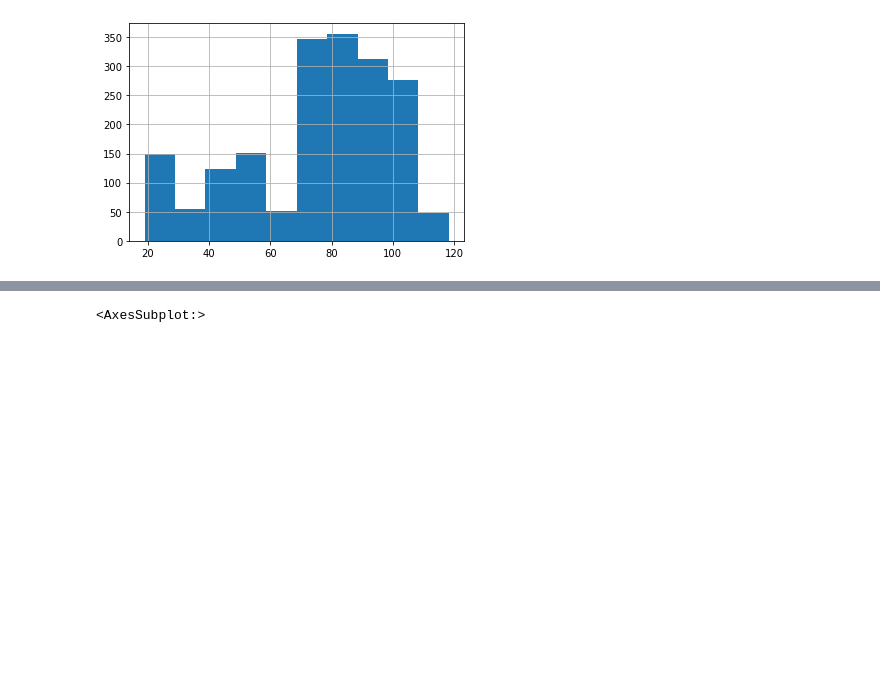
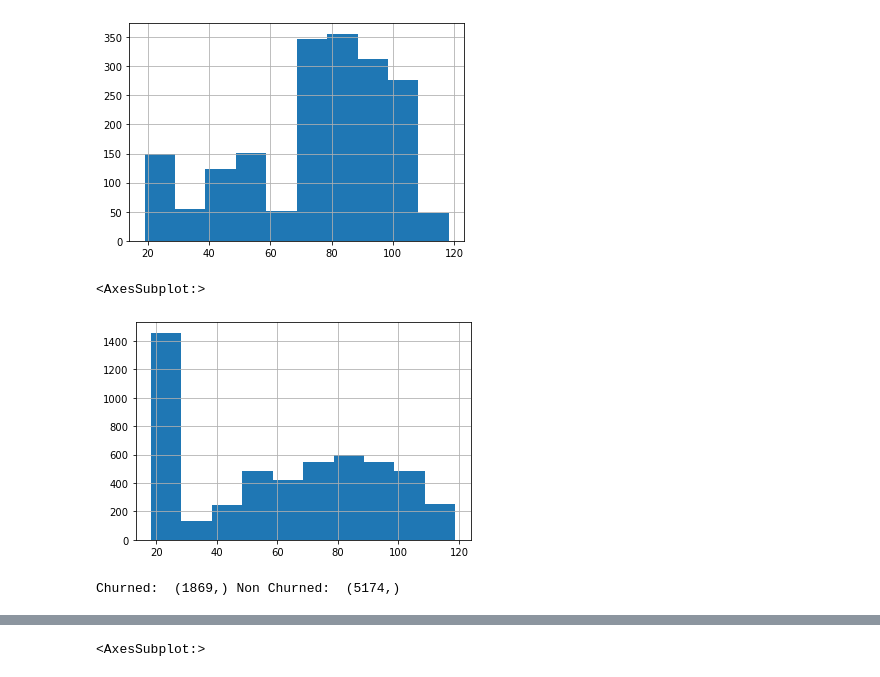
Before and after one commit to stephenkipkurui/statistics-exercises, a Jupyter notebook: hypothesis_testing.ipynb, the cells around one changed output, grey strips where cells are left out. Saved outputs shown, nothing was run; the diff lists cells and outputs as text; code cells hidden in the pictures; blank space fills up the shorter version.

```diff
--- a/hypothesis_testing.ipynb
+++ b/hypothesis_testing.ipynb
@@ -115,3 +142,14 @@ churn_sample.hist()
 # %% [output]
 <AxesSubplot:>
 [figure]
+# %%
+no_churn_sample = df[df.churn == 'No'].monthly_charges
+
+no_churn_sample.hist()
+# %% [output]
+<AxesSubplot:>
+[figure, added]
+# %%
+print("Churned: ",churn_sample.shape, "Non Churned: ", no_churn_sample.shape)
+# %% [output]
+Churned:  (1869,) Non Churned:  (5174,)
```
Also changed, not shown: parts of 24 cells of this notebook.
